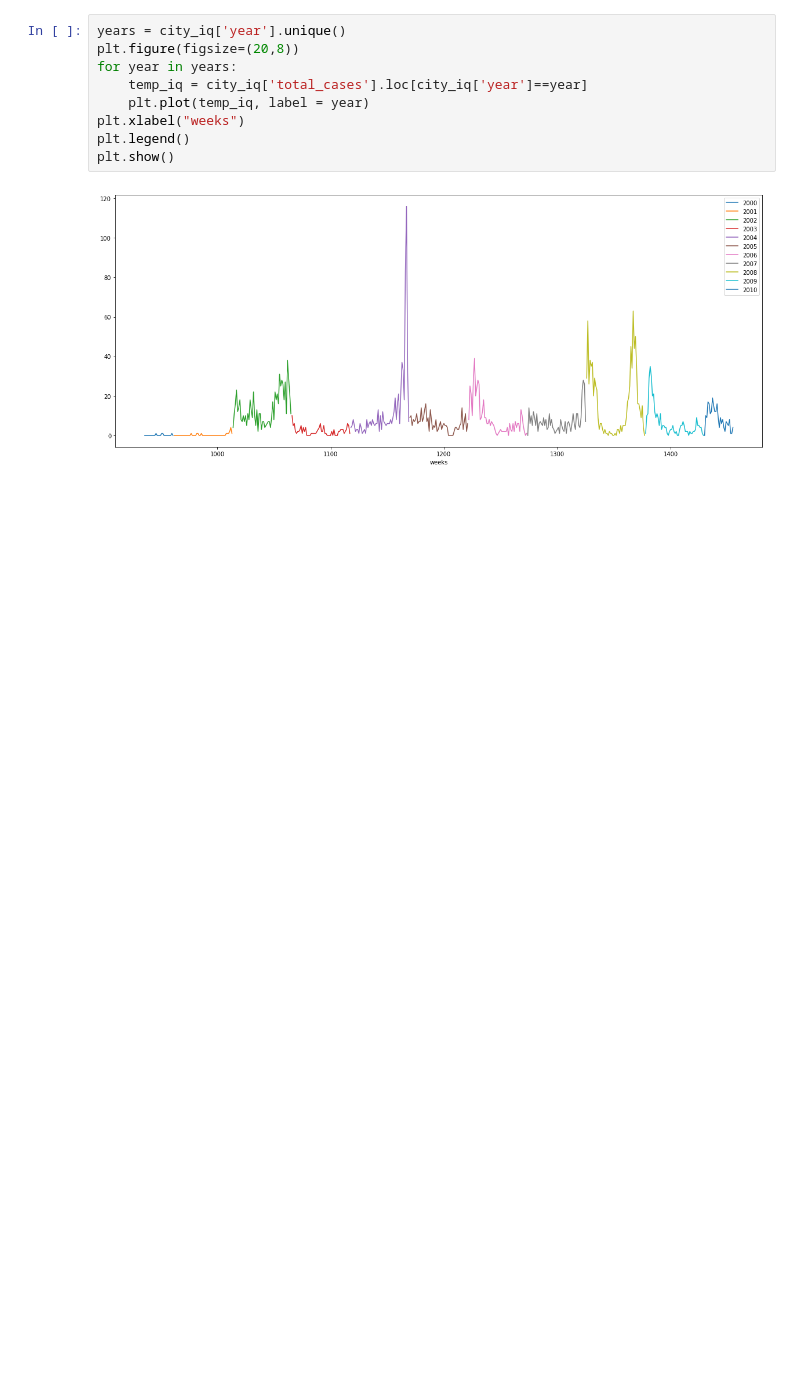
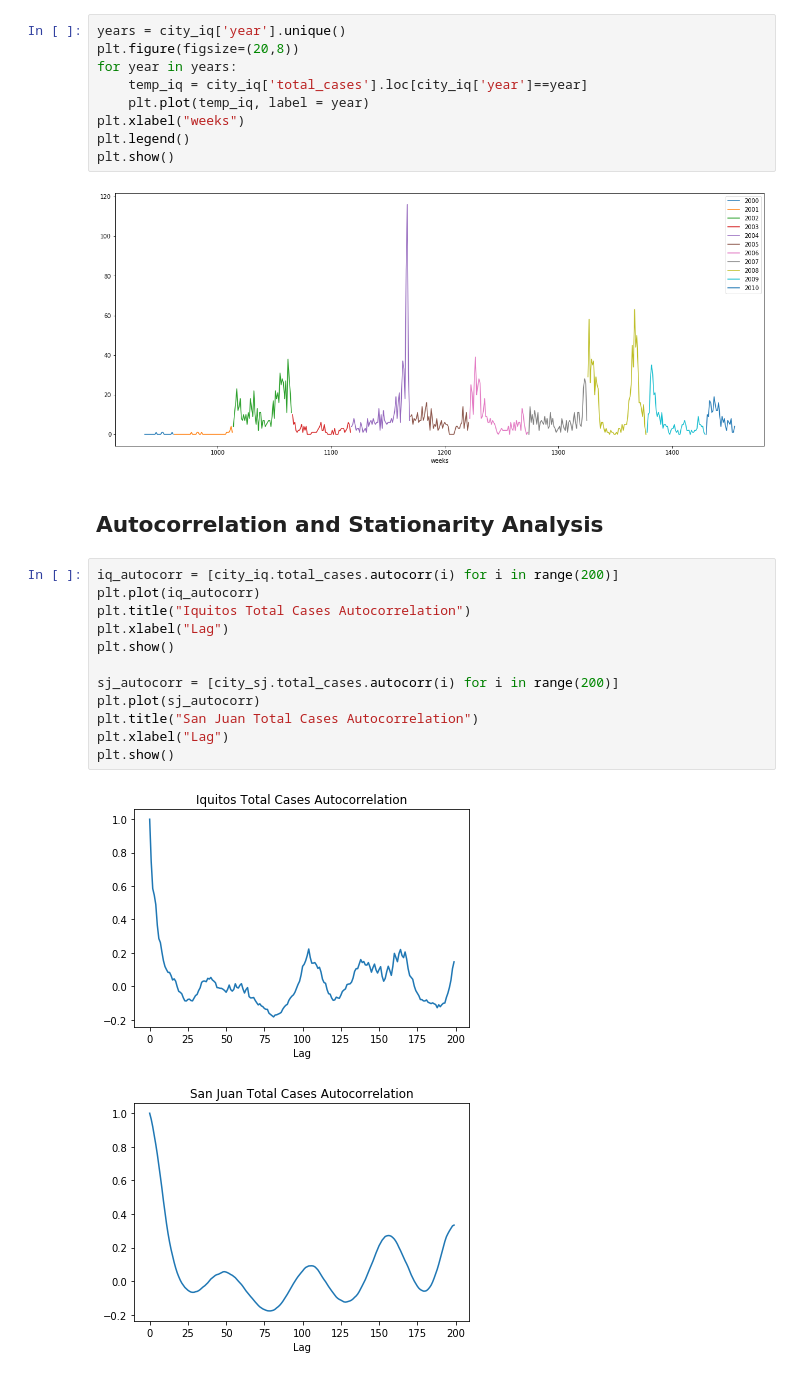
Before and after one commit to jsiloto/dengAI, a Jupyter notebook: analysis/data_analysis.ipynb, the cells around one changed output. Cells and saved outputs as stored; diff of their text form; blank space fills up the shorter version.

Commit message:
Add Autocorrelation Analysis

```diff
--- a/analysis/data_analysis.ipynb
+++ b/analysis/data_analysis.ipynb
@@ -112,3 +135,20 @@ plt.legend()
 plt.show()
 # %% [output]
 [figure]
+# %% [markdown]
+## Autocorrelation and Stationarity Analysis
+# %%
+iq_autocorr = [city_iq.total_cases.autocorr(i) for i in range(200)]
+plt.plot(iq_autocorr)
+plt.title("Iquitos Total Cases Autocorrelation")
+plt.xlabel("Lag")
+plt.show()
+
+sj_autocorr = [city_sj.total_cases.autocorr(i) for i in range(200)]
+plt.plot(sj_autocorr)
+plt.title("San Juan Total Cases Autocorrelation")
+plt.xlabel("Lag")
+plt.show()
+# %% [output]
+[figure, added]
+[figure, added]
```
Also changed, not shown: parts of 7 cells of this notebook, 1 other file.
